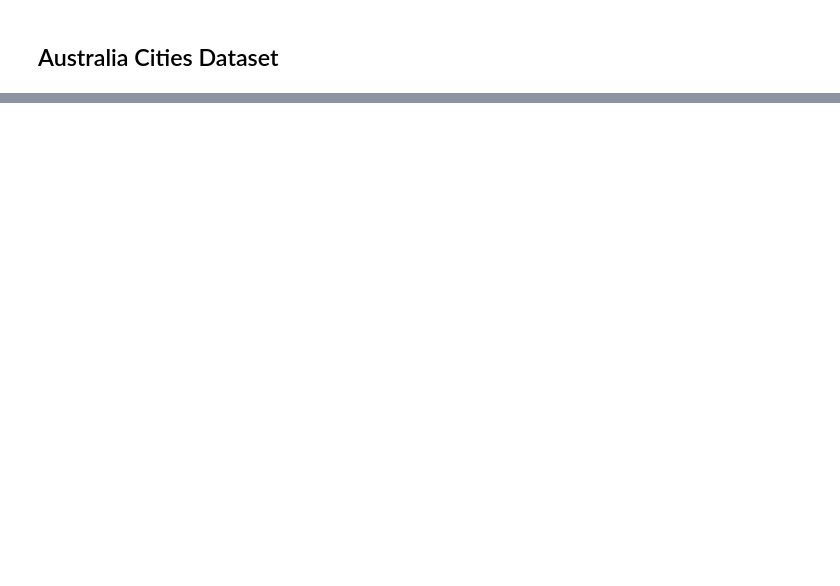
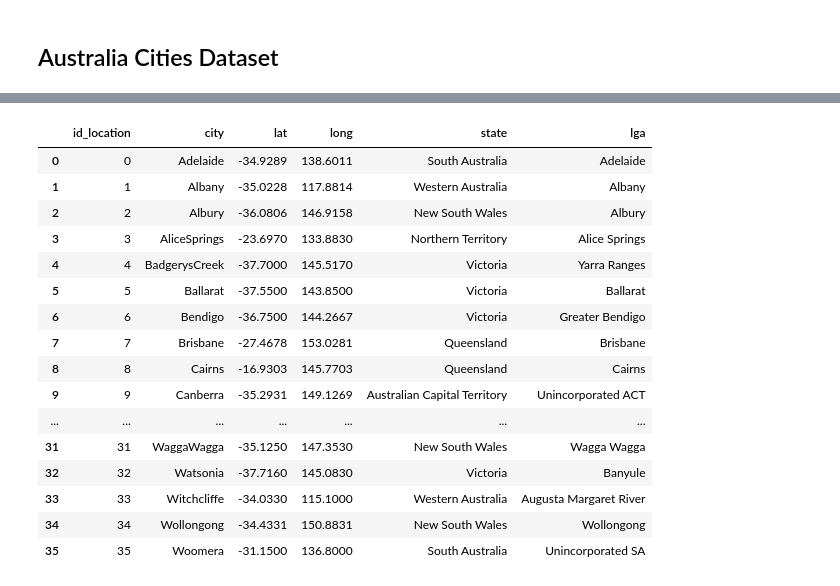
Before and after one commit to SnewZz/INFO-Y528-Info_vis_project, a Jupyter notebook: Preprocessing/project.ipynb, the cells around one changed output, grey strips where cells are left out. Cells and saved outputs as stored; diff of their text form; code cells hidden in the pictures; blank space fills up the shorter version.

```diff
--- a/Preprocessing/project.ipynb
+++ b/Preprocessing/project.ipynb
@@ -438,0 +703,31 @@ dtype: int64
+# %%
+df_loc_city = df_loc_city.merge(geo_data,how="inner",on="city")
+df_loc_city.to_csv("CoordCities.csv")
+
+dashboard_data = dashboard_data.rename(columns={'Location':'city'})
+dashboard_data = dashboard_data.merge(geo_data,how="inner",on="city")
+dashboard_data.to_csv("Data_dashboard.csv")
+
+df8 = df8.rename(columns={'Location':'city'})
+df8 = df8.merge(geo_data,how="inner",on="city")
+df8.to_csv("Datamap.csv")
+
+df_loc_city
+# %% [output]
+|  | id_location | city | lat | long | state | lga |
+| 0 | 0 | Adelaide | -34.9289 | 138.6011 | South Australia | Adelaide |
+| 1 | 1 | Albany | -35.0228 | 117.8814 | Western Australia | Albany |
+| 2 | 2 | Albury | -36.0806 | 146.9158 | New South Wales | Albury |
+| 3 | 3 | AliceSprings | -23.6970 | 133.8830 | Northern Territory | Alice Springs |
+| 4 | 4 | BadgerysCreek | -37.7000 | 145.5170 | Victoria | Yarra Ranges |
+| 5 | 5 | Ballarat | -37.5500 | 143.8500 | Victoria | Ballarat |
+| 6 | 6 | Bendigo | -36.7500 | 144.2667 | Victoria | Greater Bendigo |
+| 7 | 7 | Brisbane | -27.4678 | 153.0281 | Queensland | Brisbane |
+| 8 | 8 | Cairns | -16.9303 | 145.7703 | Queensland | Cairns |
+| 9 | 9 | Canberra | -35.2931 | 149.1269 | Australian Capital Territory | Unincorporated ACT |
+| ... | ... | ... | ... | ... | ... | ... |
+| 31 | 31 | WaggaWagga | -35.1250 | 147.3530 | New South Wales | Wagga Wagga |
+| 32 | 32 | Watsonia | -37.7160 | 145.0830 | Victoria | Banyule |
+| 33 | 33 | Witchcliffe | -34.0330 | 115.1000 | Western Australia | Augusta Margaret River |
+| 34 | 34 | Wollongong | -34.4331 | 150.8831 | New South Wales | Wollongong |
+| 35 | 35 | Woomera | -31.1500 | 136.8000 | South Australia | Unincorporated SA |
```
Also changed, not shown: parts of 21 cells of this notebook, 4 other files.
